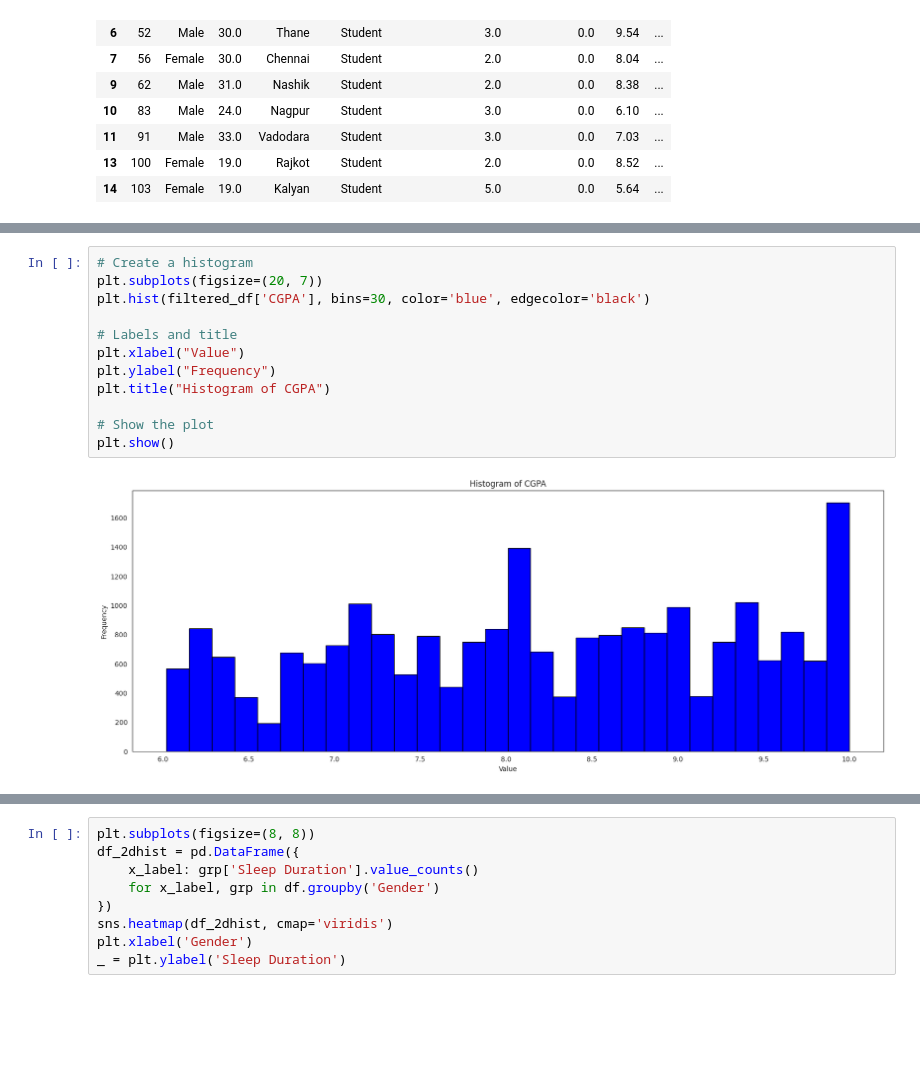
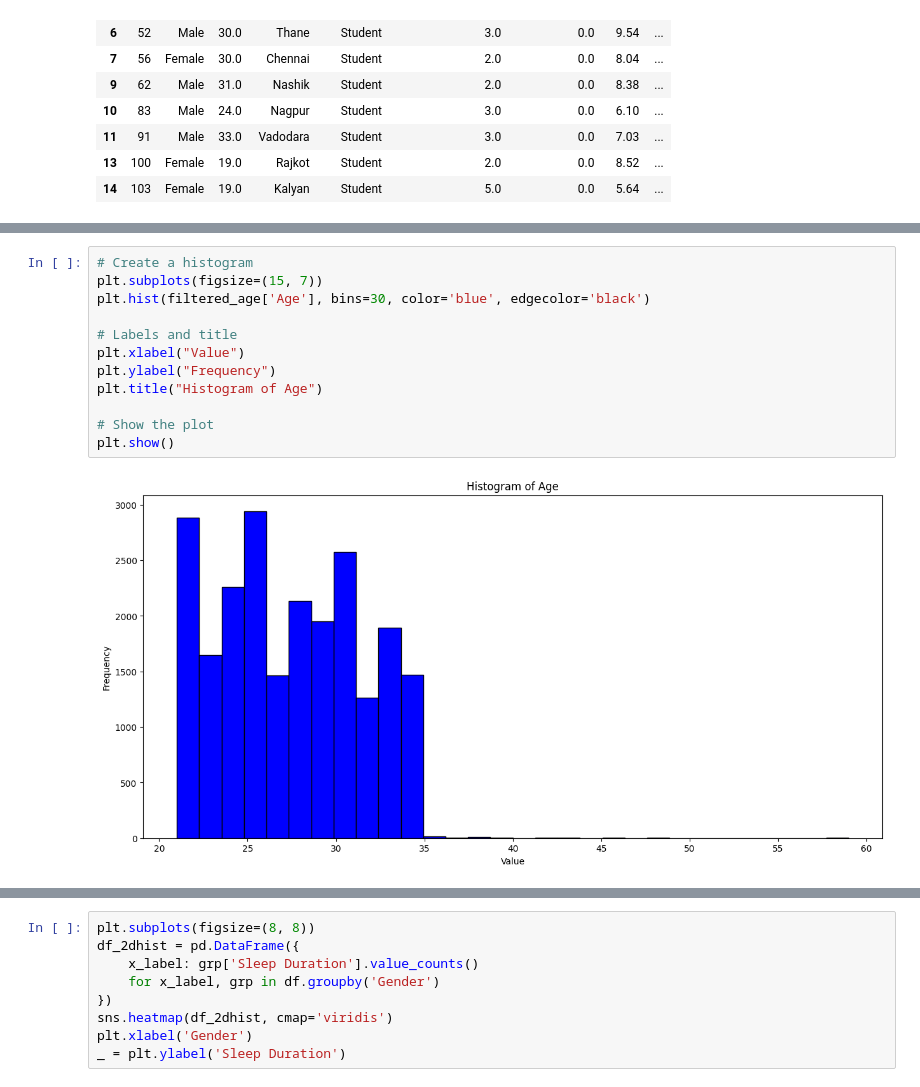
Before and after one commit to Nikhil5566/EDA-Prostate-cancer-dataset-, a Jupyter notebook: student_depression_dataset.ipynb, the cells around one changed output, grey strips where cells are left out. Drawn from its saved outputs; the diff is of its cells as text; blank space fills up the shorter version.

```diff
--- a/student_depression_dataset.ipynb
+++ b/student_depression_dataset.ipynb
@@ -166,17 +178,17 @@ plt.gca().spines[['top', 'right',]].set_visible(False)
 # %%
 # Create a histogram
-plt.subplots(figsize=(20, 7))
-plt.hist(filtered_df['CGPA'], bins=30, color='blue', edgecolor='black')
+plt.subplots(figsize=(15, 7))
+plt.hist(filtered_age['Age'], bins=30, color='blue', edgecolor='black')
 
 # Labels and title
 plt.xlabel("Value")
 plt.ylabel("Frequency")
-plt.title("Histogram of CGPA")
+plt.title("Histogram of Age")
 
 # Show the plot
 plt.show()
 # %% [output]
-[figure, old version]
+[figure, new version]
 # %%
 plt.subplots(figsize=(8, 8))
 df_2dhist = pd.DataFrame({
```
Also changed, not shown: parts of 4 cells of this notebook.
